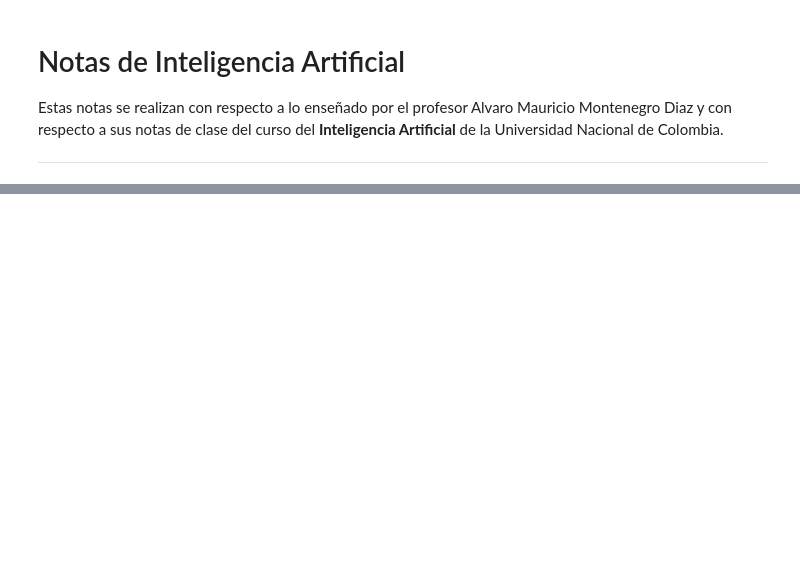
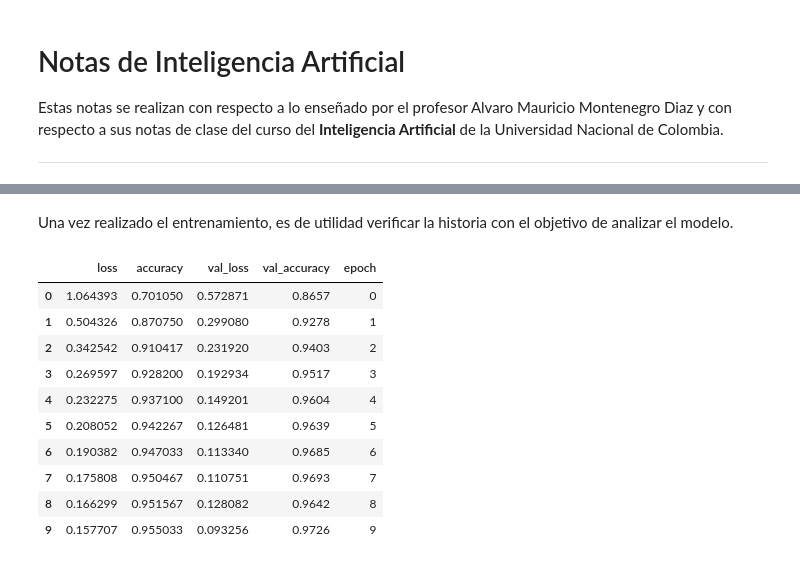
Before and after one commit to drojaspater/ArtificialIntelligence, a Jupyter notebook: ClassNotes/NotasIA.ipynb, the cells around one changed output, grey strips where cells are left out. Cells and saved outputs as stored; diff of their text form; code cells hidden in the pictures; blank space fills up the shorter version.

```diff
--- a/ClassNotes/NotasIA.ipynb
+++ b/ClassNotes/NotasIA.ipynb
@@ -154,0 +300,20 @@ Siendo estas dos cantidades las dos más utilizadas en teoria de la información
+# %% [markdown]
+Una vez realizado el entrenamiento, es de utilidad verificar la historia con el objetivo de analizar el modelo.
+# %%
+import matplotlib.pyplot as plt
+import pandas as pd
+hist = pd.DataFrame(history.history)
+hist['epoch'] = history.epoch
+hist
+# %% [output]
+|  | loss | accuracy | val_loss | val_accuracy | epoch |
+| 0 | 1.064393 | 0.701050 | 0.572871 | 0.8657 | 0 |
+| 1 | 0.504326 | 0.870750 | 0.299080 | 0.9278 | 1 |
+| 2 | 0.342542 | 0.910417 | 0.231920 | 0.9403 | 2 |
+| 3 | 0.269597 | 0.928200 | 0.192934 | 0.9517 | 3 |
+| 4 | 0.232275 | 0.937100 | 0.149201 | 0.9604 | 4 |
+| 5 | 0.208052 | 0.942267 | 0.126481 | 0.9639 | 5 |
+| 6 | 0.190382 | 0.947033 | 0.113340 | 0.9685 | 6 |
+| 7 | 0.175808 | 0.950467 | 0.110751 | 0.9693 | 7 |
+| 8 | 0.166299 | 0.951567 | 0.128082 | 0.9642 | 8 |
+| 9 | 0.157707 | 0.955033 | 0.093256 | 0.9726 | 9 |
```
Also changed, not shown: parts of 17 cells of this notebook, 4 other files.
